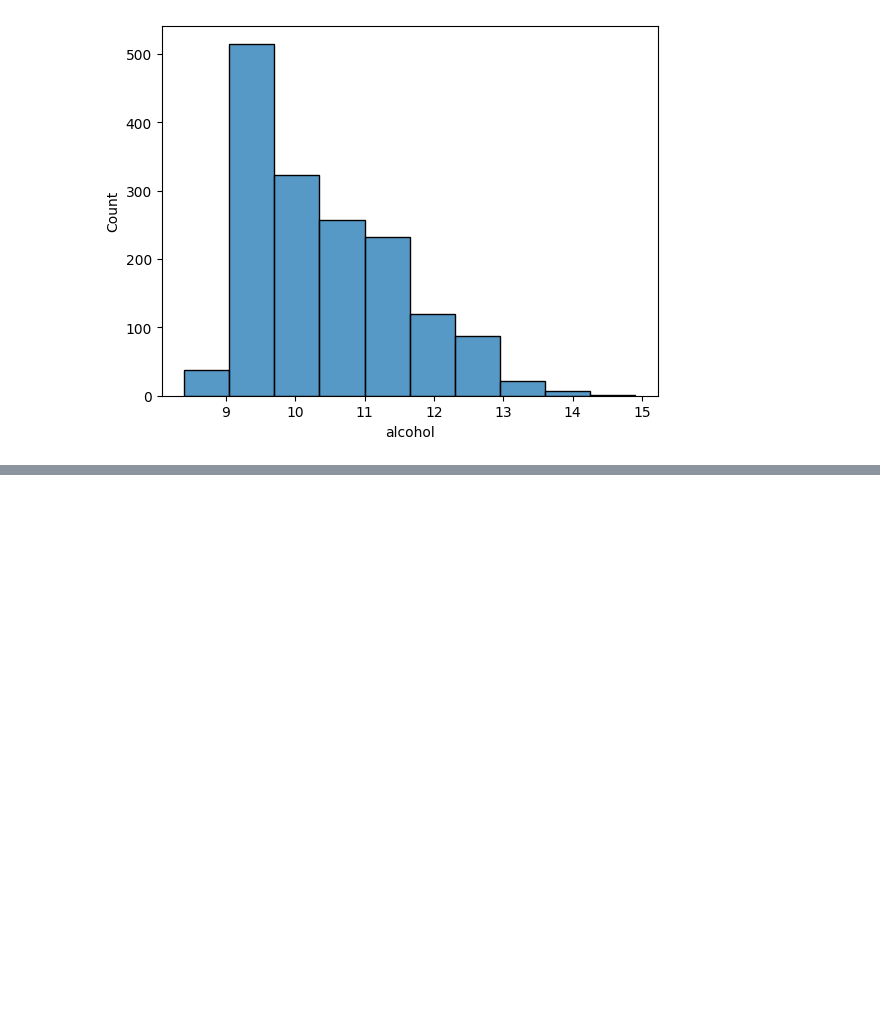
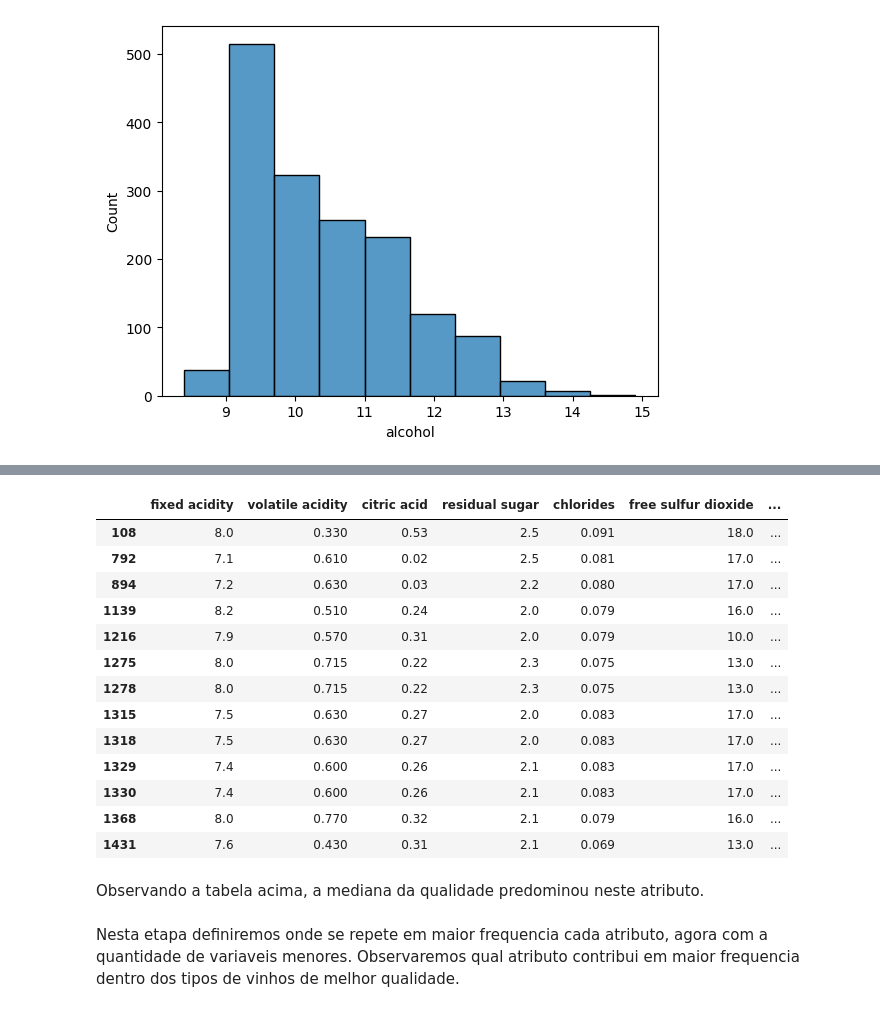
Before and after one commit to salimNabbout/Qualidade_Vinhos_Norte_Portugal, a Jupyter notebook: Qualidade_Vinho_Tinto.ipynb, the cells around one changed output, grey strips where cells are left out. Drawn from its saved outputs; the diff is of its cells as text; code cells hidden in the pictures; blank space fills up the shorter version.

```diff
--- a/Qualidade_Vinho_Tinto.ipynb
+++ b/Qualidade_Vinho_Tinto.ipynb
@@ -858,0 +915,3 @@ sns.histplot(datasetSemMissings['alcohol'], bins=10);
+# %%
+dffinal=datasetSemMissings
+dffinal.head()
@@ -858,0 +933,30 @@ sns.histplot(datasetSemMissings['alcohol'], bins=10);
+# %%
+dffinal[(dffinal['quality']>=6) &
+                    (dffinal['quality']<=7) &
+                    (dffinal['fixed acidity']>=5.8) &
+                    (dffinal['fixed acidity']<=8.9) &
+                    (dffinal['residual sugar']>=2) &
+                    (dffinal['residual sugar']<=2.5) &
+                    (dffinal['free sulfur dioxide']>=8.5) &
+                    (dffinal['free sulfur dioxide']<=19.3) &
+                    (dffinal['total sulfur dioxide']>=55.7) &
+                    (dffinal['total sulfur dioxide']<=98.2) &
+                    (dffinal['alcohol']>=9.5) &
+                    (dffinal['alcohol']<=10.2)]
+# %% [output]
+|  | fixed acidity | volatile acidity | citric acid | residual sugar | chlorides | free sulfur dioxide | ... |
+| 108 | 8.0 | 0.330 | 0.53 | 2.5 | 0.091 | 18.0 | ... |
+| 792 | 7.1 | 0.610 | 0.02 | 2.5 | 0.081 | 17.0 | ... |
+| 894 | 7.2 | 0.630 | 0.03 | 2.2 | 0.080 | 17.0 | ... |
+| 1139 | 8.2 | 0.510 | 0.24 | 2.0 | 0.079 | 16.0 | ... |
+| 1216 | 7.9 | 0.570 | 0.31 | 2.0 | 0.079 | 10.0 | ... |
+| 1275 | 8.0 | 0.715 | 0.22 | 2.3 | 0.075 | 13.0 | ... |
+| 1278 | 8.0 | 0.715 | 0.22 | 2.3 | 0.075 | 13.0 | ... |
+| 1315 | 7.5 | 0.630 | 0.27 | 2.0 | 0.083 | 17.0 | ... |
+| 1318 | 7.5 | 0.630 | 0.27 | 2.0 | 0.083 | 17.0 | ... |
+| 1329 | 7.4 | 0.600 | 0.26 | 2.1 | 0.083 | 17.0 | ... |
+| 1330 | 7.4 | 0.600 | 0.26 | 2.1 | 0.083 | 17.0 | ... |
+| 1368 | 8.0 | 0.770 | 0.32 | 2.1 | 0.079 | 16.0 | ... |
+| 1431 | 7.6 | 0.430 | 0.31 | 2.1 | 0.069 | 13.0 | ... |
+# %% [markdown]
+Observando a tabela acima, a mediana da qualidade predominou neste atributo.
@@ -858,0 +967,2 @@ sns.histplot(datasetSemMissings['alcohol'], bins=10);
+# %% [markdown]
+Nesta etapa definiremos onde se repete em maior frequencia cada atributo, agora com a quantidade de variaveis menores. Observaremos qual atributo contribui em maior frequencia dentro dos tipos de vinhos de melhor qualidade.
```
Also changed, not shown: parts of 78 cells of this notebook.
